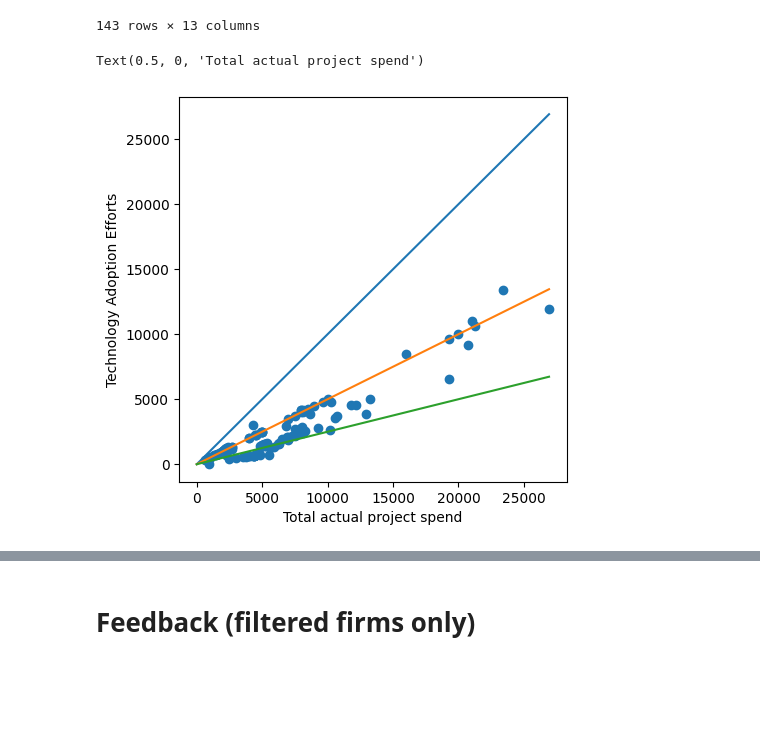
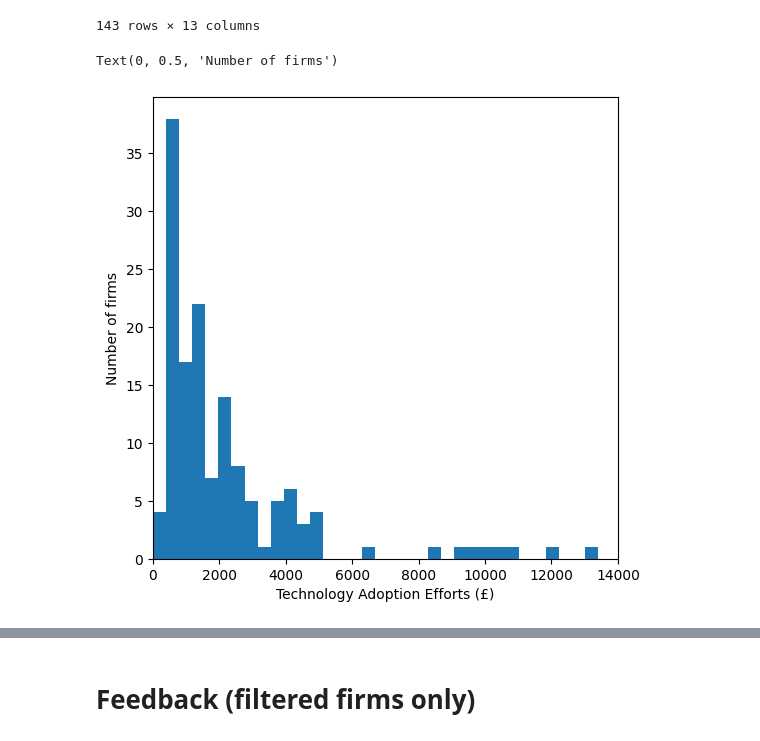
Before and after one commit to roughhawkbit/digi-inno-road-prod, a Jupyter notebook: analysis/DataCharacterisationForPaper.ipynb, the cells around one changed output, grey strips where cells are left out. Cells and saved outputs as stored; diff of their text form; code cells hidden in the pictures; blank space fills up the shorter version.

```diff
--- a/analysis/DataCharacterisationForPaper.ipynb
+++ b/analysis/DataCharacterisationForPaper.ipynb
@@ -775,17 +775,13 @@ tae_df
 | 218 | 655.87 | 6 | False | 5 | 4 | 5 | 1.6 | ... |
 | 219 | 2250.00 | 6 | False | 5 | 5 | 5 | 1.8 | ... |
 143 rows × 13 columns
-# %%
-fig, ax = matplotlib.pyplot.subplots(figsize=(5,5))
-
-ax.scatter(tae_df['Total actual project spend'], tae_df['Technology Adoption Efforts'])
-
-ax.plot([0,tae_df['Total actual project spend'].max()], [0,tae_df['Total actual project spend'].max()])
-ax.plot([0,tae_df['Total actual project spend'].max()], [0,0.5*tae_df['Total actual project spend'].max()])
-ax.plot([0,tae_df['Total actual project spend'].max()], [0,0.25*tae_df['Total actual project spend'].max()])
-
-ax.set_ylabel('Technology Adoption Efforts')
-ax.set_xlabel('Total actual project spend')
-# %% [output]
-Text(0.5, 0, 'Total actual project spend')
-[figure, removed]
+# %%
+fig, ax = matplotlib.pyplot.subplots(figsize=(6,6))
+bins = numpy.linspace(min(tae_df['Technology Adoption Efforts']), max(tae_df['Technology Adoption Efforts']), 35)
+ax.hist(tae_df['Technology Adoption Efforts'], bins=bins)
+ax.set_xlim(0, 14000)
+ax.set_xlabel('Technology Adoption Efforts (£)')
+ax.set_ylabel('Number of firms')
+# %% [output]
+Text(0, 0.5, 'Number of firms')
+[figure, added]
```
Also changed, not shown: parts of 6 cells of this notebook.
